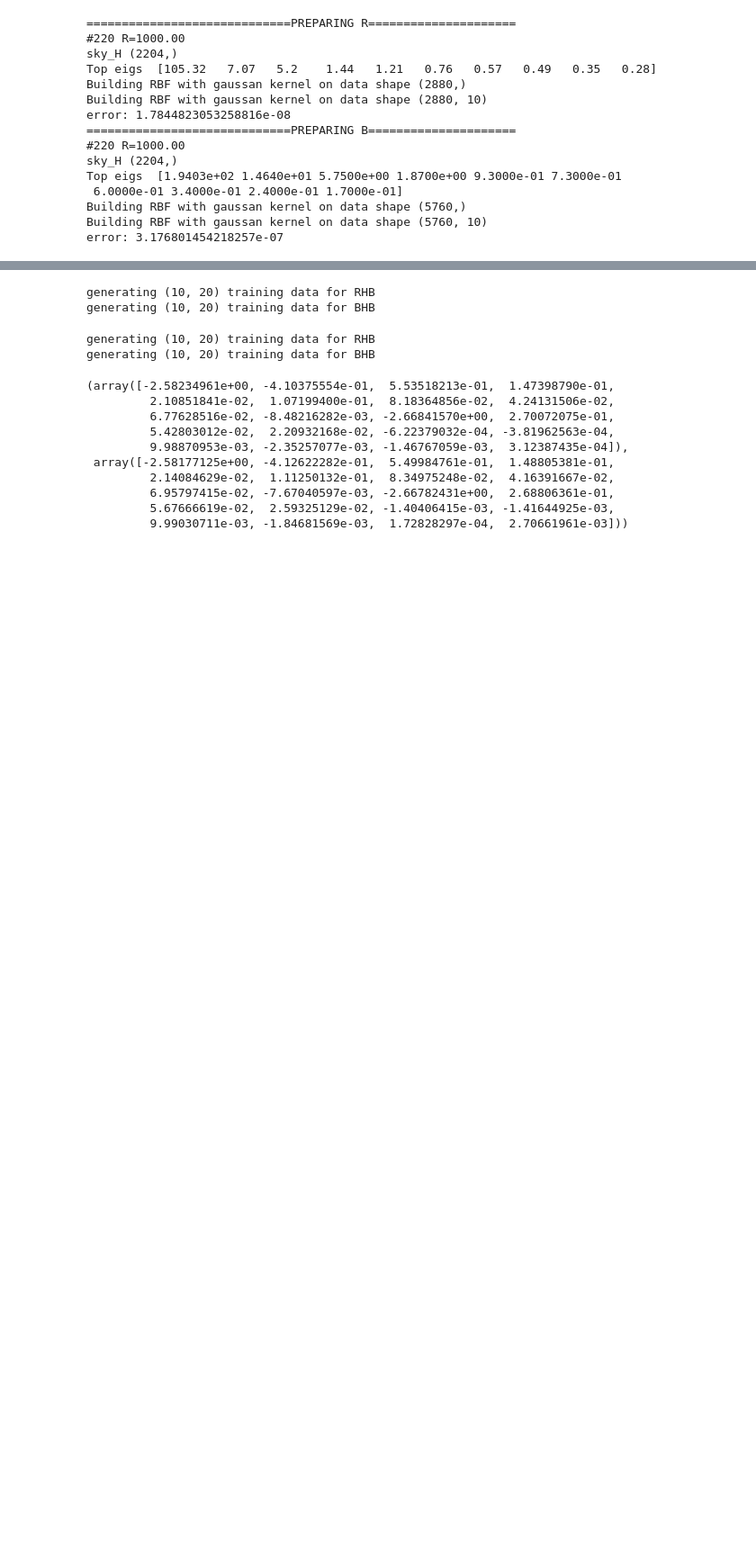
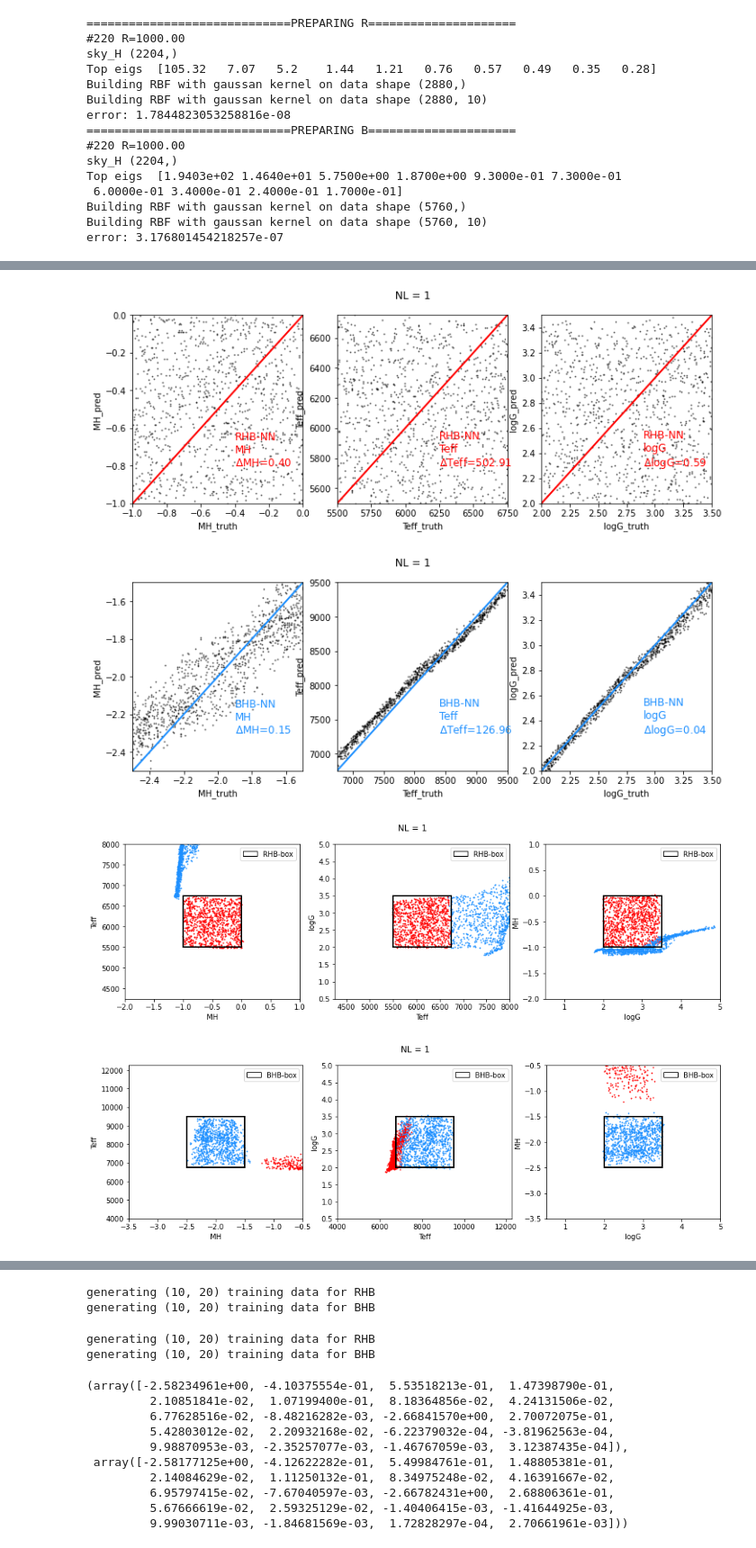
Before and after one commit to ViskaWei/PIML_v0, a Jupyter notebook: nb/test_dnnboxW.ipynb, the cells around one changed output, grey strips where cells are left out. Shown at 90% size. Drawn from its saved outputs; the diff is of its cells as text; code cells hidden in the pictures; blank space fills up the shorter version.

```diff
--- a/nb/test_dnnboxW.ipynb
+++ b/nb/test_dnnboxW.ipynb
@@ -41,0 +62,2 @@ error: 3.176801454218257e-07
+# %%
+d.nTest=1000
@@ -41,0 +100,7 @@ error: 3.176801454218257e-07
+# %%
+d.test(new=1, noise_level=1)
+# %% [output]
+[figure, added]
+[figure, added]
+[figure, added]
+[figure, added]
```
Also changed, not shown: parts of 13 cells of this notebook, 9 other files.
